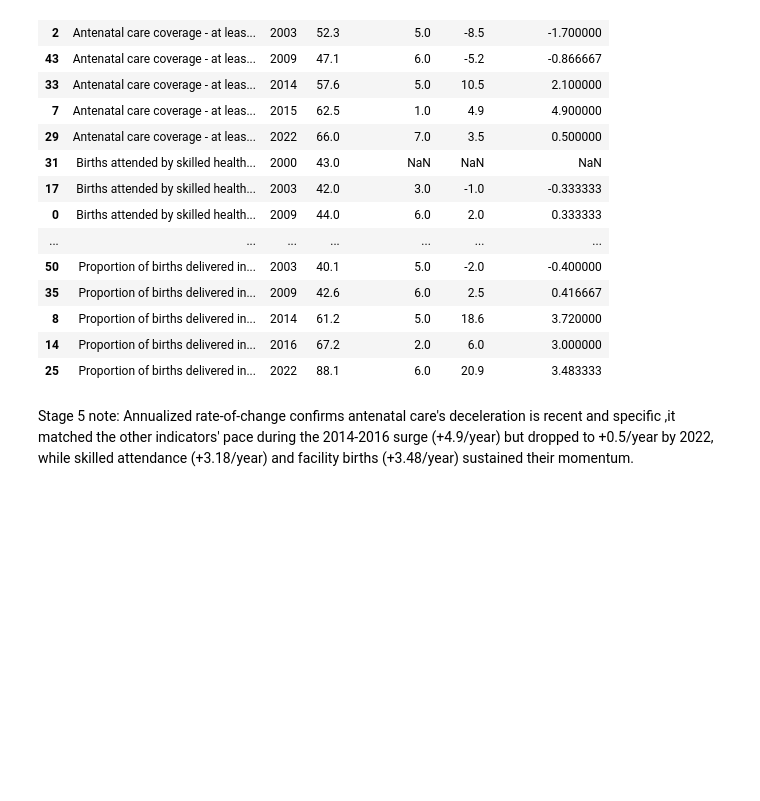
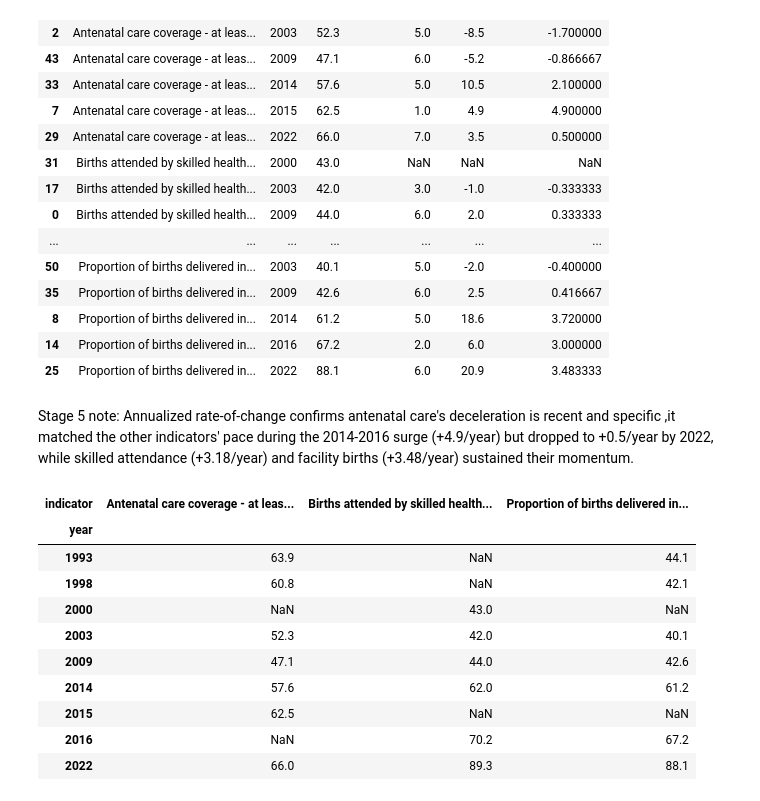
Before and after one commit to JacksonOtieno/Maternal-Child-Health-Kenya-Analysis., a Jupyter notebook: notebooks/01_data_exploration.ipynb, the cells around one changed output. Cells and saved outputs as stored; diff of their text form; code cells hidden in the pictures; blank space fills up the shorter version.

```diff
--- a/notebooks/01_data_exploration.ipynb
+++ b/notebooks/01_data_exploration.ipynb
@@ -451,3 +451,27 @@ df_features[df_features['indicator'].isin([
 | 25 | Proportion of births delivered in... | 2022 | 88.1 | 6.0 | 20.9 | 3.483333 |
 # %% [markdown]
 Stage 5 note: Annualized rate-of-change confirms antenatal care's deceleration is recent and specific ,it matched the other indicators' pace during the 2014-2016 surge (+4.9/year) but dropped to +0.5/year by 2022, while skilled attendance (+3.18/year) and facility births (+3.48/year) sustained their momentum.
+# %%
+import pandas as pd
+from scipy.stats import pearsonr
+
+# Pivot to wide format: one row per year, one column per indicator
+service_wide = df_clean[df_clean['indicator'].isin([
+    'Antenatal care coverage - at least four visits (%)',
+    'Births attended by skilled health personnel (%)',
+    'Proportion of births delivered in a health facility (Facility births) (%)'
+])].pivot_table(index='year', columns='indicator', values='value')
+
+service_wide
+# %% [output]
+| indicator | Antenatal care coverage - at leas... | Births attended by skilled health... | Proportion of births delivered in... |
+| year |  |  |  |
+| 1993 | 63.9 | NaN | 44.1 |
+| 1998 | 60.8 | NaN | 42.1 |
+| 2000 | NaN | 43.0 | NaN |
+| 2003 | 52.3 | 42.0 | 40.1 |
+| 2009 | 47.1 | 44.0 | 42.6 |
+| 2014 | 57.6 | 62.0 | 61.2 |
+| 2015 | 62.5 | NaN | NaN |
+| 2016 | NaN | 70.2 | 67.2 |
+| 2022 | 66.0 | 89.3 | 88.1 |
```
Also changed, not shown: parts of 3 cells of this notebook.
